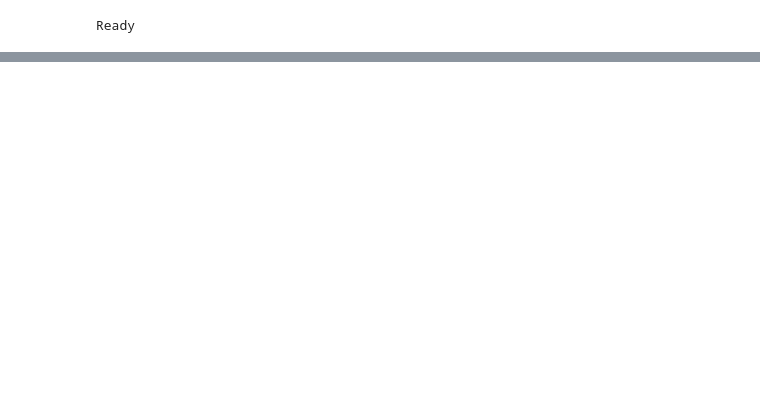
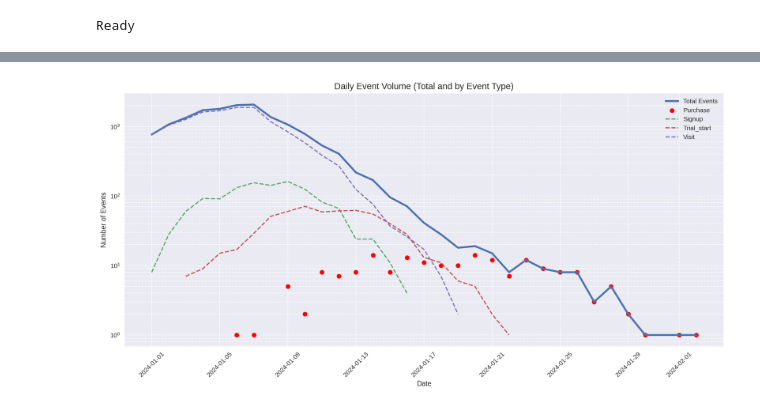
Before and after one commit to rtagirov/product-funnel-analysis, a Jupyter notebook: product_funnel_analysis.ipynb, the cells around one changed output, grey strips where cells are left out. Saved outputs shown, nothing was run; the diff lists cells and outputs as text; code cells hidden in the pictures; blank space fills up the shorter version.

```diff
--- a/product_funnel_analysis.ipynb
+++ b/product_funnel_analysis.ipynb
@@ -237,0 +297,78 @@ conversion_by_source[
+# %%
+import pandas as pd
+import numpy as np
+import matplotlib.pyplot as plt
+
+# Ensure timestamp is datetime
+df["date"] = df["timestamp"].dt.date
+
+# --- Total events per day ---
+daily_total = (
+    df.groupby("date")
+      .size()
+      .rename("total_events")
+)
+
+# --- Events per day by type ---
+daily_by_event = (
+    df.groupby(["date", "event"])
+      .size()
+      .unstack(fill_value=0)
+)
+
+# --- Sanity check ---
+check = daily_by_event.sum(axis=1)
+assert (check == daily_total).all(), "Mismatch between total and event breakdown!"
+
+# --- Replace zeros with NaN (for clean log plot) ---
+daily_total = daily_total.replace(0, np.nan)
+daily_by_event = daily_by_event.replace(0, np.nan)
+
+# --- Plot ---
+plt.figure(figsize=(14, 7))
+
+# Total events (bold line)
+plt.plot(
+    daily_total.index,
+    daily_total.values,
+    linewidth=3,
+    label="Total Events"
+)
+
+# Event types
+for col in daily_by_event.columns:
+
+    if col == "purchase":
+        # Purchases as dots
+        plt.scatter(
+            daily_by_event.index,
+            daily_by_event[col],
+            s=50,
+            label=col.capitalize(),
+            color = 'red'
+        )
+    else:
+        # Other events as dashed lines
+        plt.plot(
+            daily_by_event.index,
+            daily_by_event[col],
+            linestyle="--",
+            label=col.capitalize()
+        )
+
+# Log scale
+plt.yscale("log")
+
+# Grid for log scale
+plt.grid(True, which="both", linestyle="--", alpha=1.0)
+
+plt.title("Daily Event Volume (Total and by Event Type)", fontsize=14)
+plt.xlabel("Date")
+plt.ylabel("Number of Events")
+plt.legend()
+plt.xticks(rotation=45)
+
+plt.tight_layout()
+plt.show()
+# %% [output]
+[figure, added]
```
Also changed, not shown: parts of 25 cells of this notebook, 1 other file.
